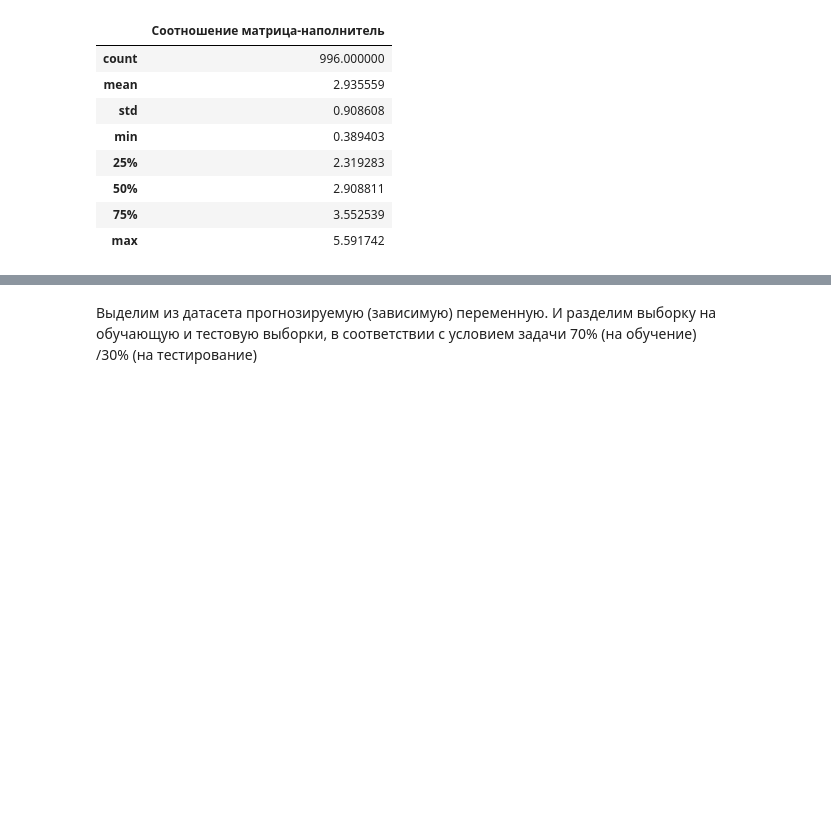
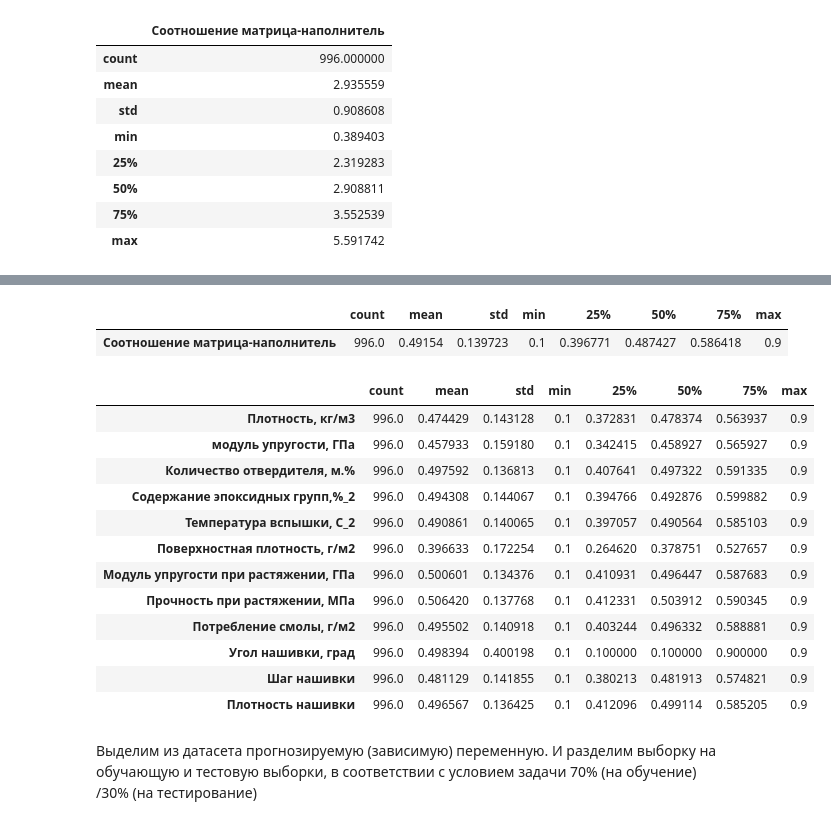
Before and after one commit to Artem-Chetverikov/VKR_MGTU_2022, a Jupyter notebook: Jupyter Notebook/composition_recommendation/Composition_recommendation (Соотношение матрица-наполнитель).ipynb, the cells around one changed output, grey strips where cells are left out. Saved outputs shown, nothing was run; the diff lists cells and outputs as text; code cells hidden in the pictures; blank space fills up the shorter version.

```diff
--- a/Jupyter Notebook/composition_recommendation/Composition_recommendation (Соотношение матрица-наполнитель).ipynb
+++ b/Jupyter Notebook/composition_recommendation/Composition_recommendation (Соотношение матрица-наполнитель).ipynb
@@ -226,3 +226,24 @@ Text(0.5, 1, '4')
+# %%
+df_target_val_norm.describe().T
+# %% [output]
+|  | count | mean | std | min | 25% | 50% | 75% | max |
+| Соотношение матрица-наполнитель | 996.0 | 0.49154 | 0.139723 | 0.1 | 0.396771 | 0.487427 | 0.586418 | 0.9 |
+# %%
+df_signs_norm.describe().T
+# %% [output]
+|  | count | mean | std | min | 25% | 50% | 75% | max |
+| Плотность, кг/м3 | 996.0 | 0.474429 | 0.143128 | 0.1 | 0.372831 | 0.478374 | 0.563937 | 0.9 |
+| модуль упругости, ГПа | 996.0 | 0.457933 | 0.159180 | 0.1 | 0.342415 | 0.458927 | 0.565927 | 0.9 |
+| Количество отвердителя, м.% | 996.0 | 0.497592 | 0.136813 | 0.1 | 0.407641 | 0.497322 | 0.591335 | 0.9 |
+| Содержание эпоксидных групп,%_2 | 996.0 | 0.494308 | 0.144067 | 0.1 | 0.394766 | 0.492876 | 0.599882 | 0.9 |
+| Температура вспышки, С_2 | 996.0 | 0.490861 | 0.140065 | 0.1 | 0.397057 | 0.490564 | 0.585103 | 0.9 |
+| Поверхностная плотность, г/м2 | 996.0 | 0.396633 | 0.172254 | 0.1 | 0.264620 | 0.378751 | 0.527657 | 0.9 |
+| Модуль упругости при растяжении, ГПа | 996.0 | 0.500601 | 0.134376 | 0.1 | 0.410931 | 0.496447 | 0.587683 | 0.9 |
+| Прочность при растяжении, МПа | 996.0 | 0.506420 | 0.137768 | 0.1 | 0.412331 | 0.503912 | 0.590345 | 0.9 |
+| Потребление смолы, г/м2 | 996.0 | 0.495502 | 0.140918 | 0.1 | 0.403244 | 0.496332 | 0.588881 | 0.9 |
+| Угол нашивки, град | 996.0 | 0.498394 | 0.400198 | 0.1 | 0.100000 | 0.100000 | 0.900000 | 0.9 |
+| Шаг нашивки | 996.0 | 0.481129 | 0.141855 | 0.1 | 0.380213 | 0.481913 | 0.574821 | 0.9 |
+| Плотность нашивки | 996.0 | 0.496567 | 0.136425 | 0.1 | 0.412096 | 0.499114 | 0.585205 | 0.9 |
 # %% [markdown]
 Выделим из датасета прогнозируемую (зависимую) переменную. И разделим выборку на обучающую и тестовую выборки, в соответствии с условием задачи 70% (на обучение) /30% (на тестирование)
 # %%
```
Also changed, not shown: parts of 13 cells of this notebook, 6 other files.
